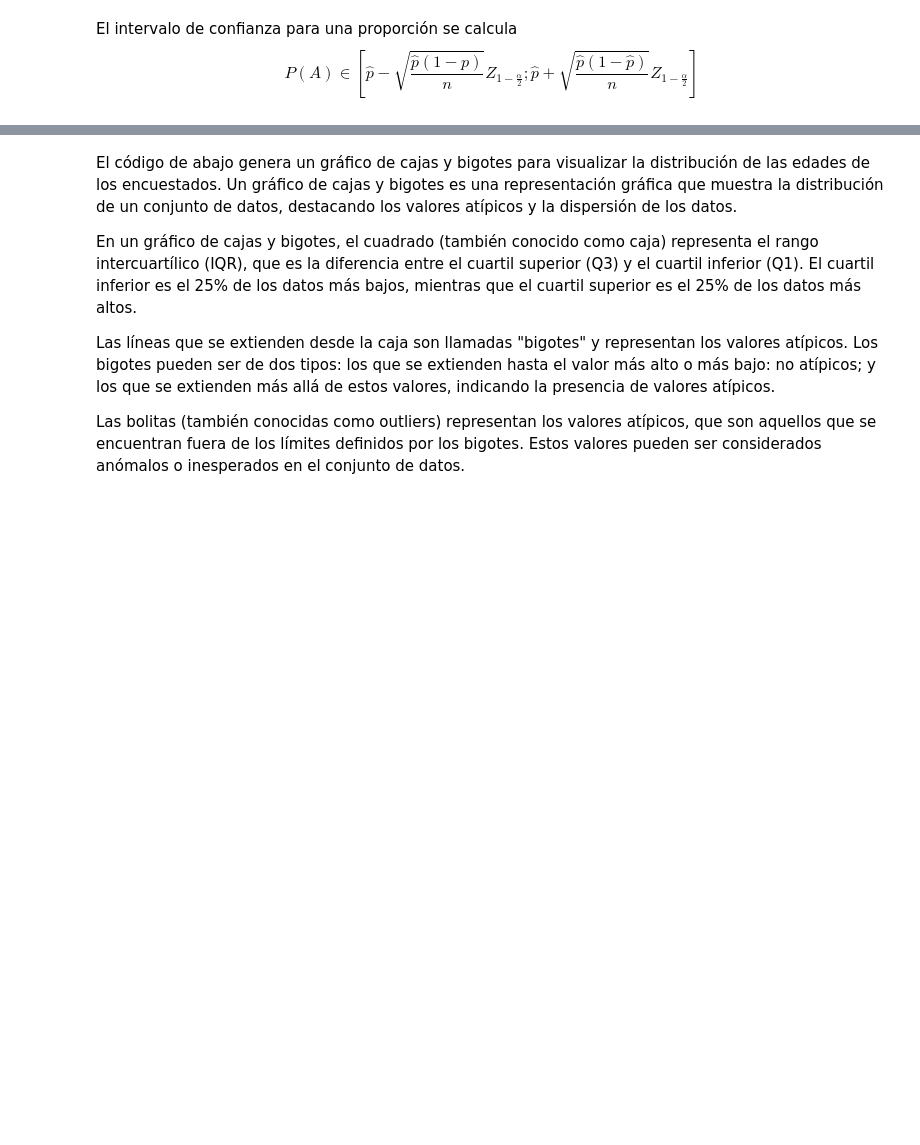
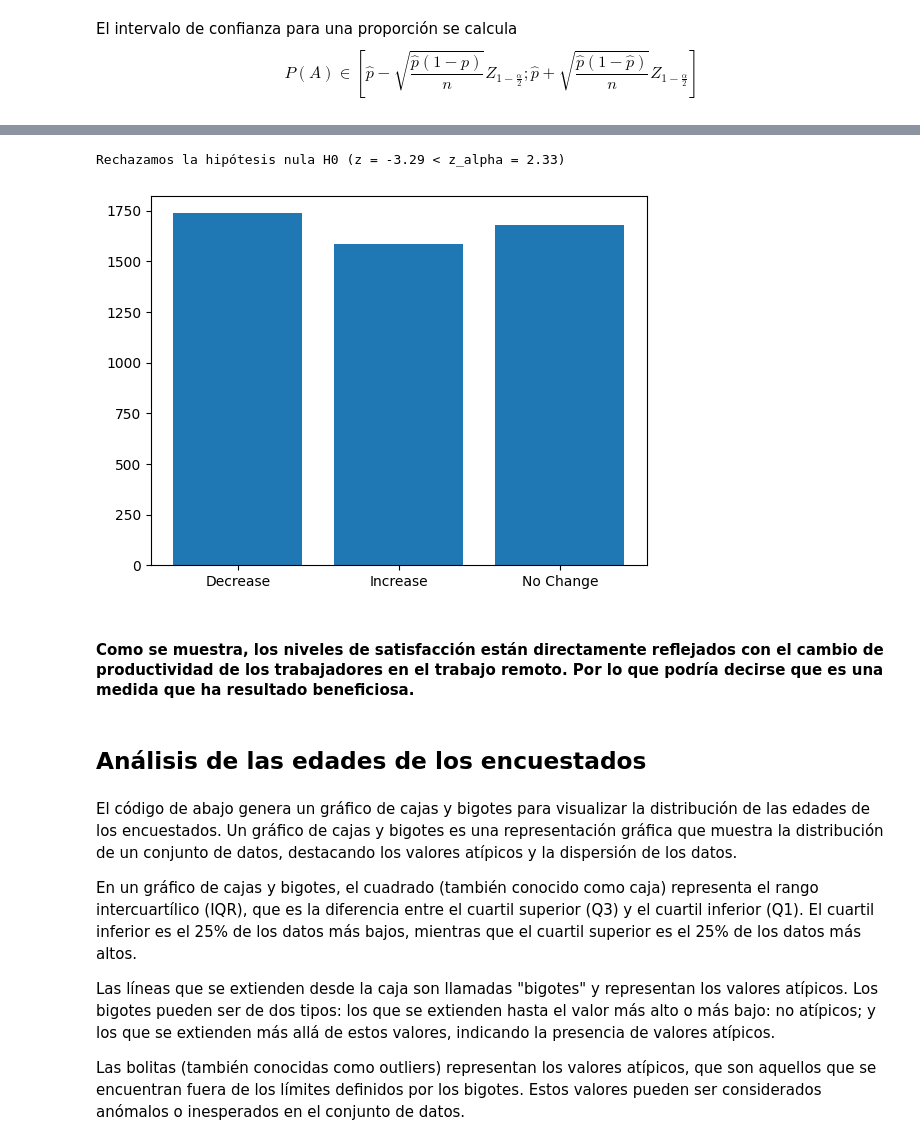
Before and after one commit to ClaudiaHdezPerez/ProyectoEstadistica, a Jupyter notebook: Proyecto/Proyecto.ipynb, the cells around one changed output, grey strips where cells are left out. Saved outputs shown, nothing was run; the diff lists cells and outputs as text; code cells hidden in the pictures; blank space fills up the shorter version.

```diff
--- a/Proyecto/Proyecto.ipynb
+++ b/Proyecto/Proyecto.ipynb
@@ -122,3 +136,33 @@ print(lower_limit, upper_limit)
+# %%
+# Parámetros dados
+p_hat = mean_estimator  # Proporción observada
+p_0 = 0.5    # Proporción bajo la hipótesis nula
+n = 100      # Tamaño de la muestra
+alpha = 0.01  # Nivel de significancia (1 - nivel de confianza)
+
+# Calcular el estadístico de prueba
+z = (p_hat - p_0) / np.sqrt(p_0 * (1 - p_0) / n)
+
+# Calcular el valor crítico para el nivel de significancia dado
+z_alpha = stats.norm.ppf(1 - alpha)
+
+# Determinar si rechazamos la hipótesis nula
+if z < -z_alpha:
+    print(f"Rechazamos la hipótesis nula H0 (z = {z:.2f} < z_alpha = {z_alpha:.2f})")
+else:
+    print(f"No podemos rechazar la hipótesis nula H0 (z = {z:.2f} >= z_alpha = {z_alpha:.2f})")
+# %% [output]
+Rechazamos la hipótesis nula H0 (z = -3.29 < z_alpha = 2.33)
+# %%
+productivity_counts = impact.groupby( 'Productivity_Change' )[ 'Productivity_Change' ].agg( 'count' )
+plt.bar( productivity_counts.index, productivity_counts.values )
+plt.show()
+# %% [output]
+[figure, added]
+# %% [markdown]
+#### Como se muestra, los niveles de satisfacción están directamente reflejados con el cambio de productividad de los trabajadores en el trabajo remoto. Por lo que podría decirse que es una medida que ha resultado beneficiosa.
+# %% [markdown]
+## Análisis de las edades de los encuestados
 # %% [markdown]
 El código de abajo genera un gráfico de cajas y bigotes para visualizar la distribución de las edades de los encuestados. Un gráfico de cajas y bigotes es una representación gráfica que muestra la distribución de un conjunto de datos, destacando los valores atípicos y la dispersión de los datos.
 
```
Also changed, not shown: parts of 9 cells of this notebook.
